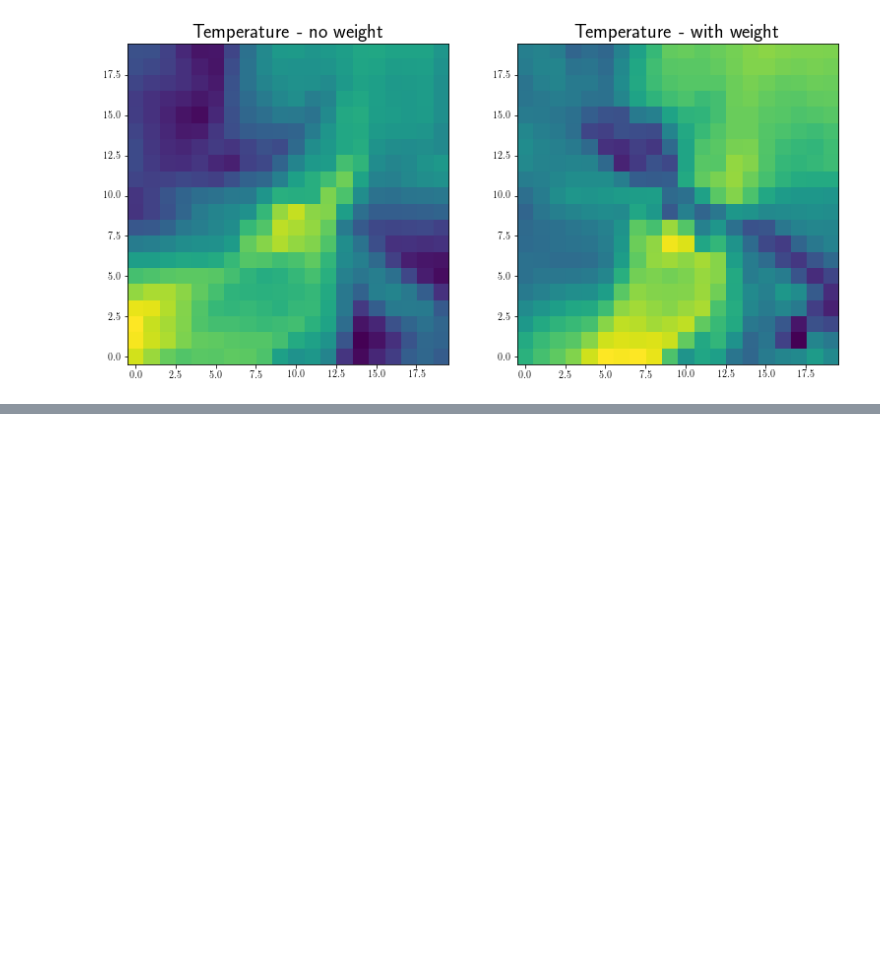
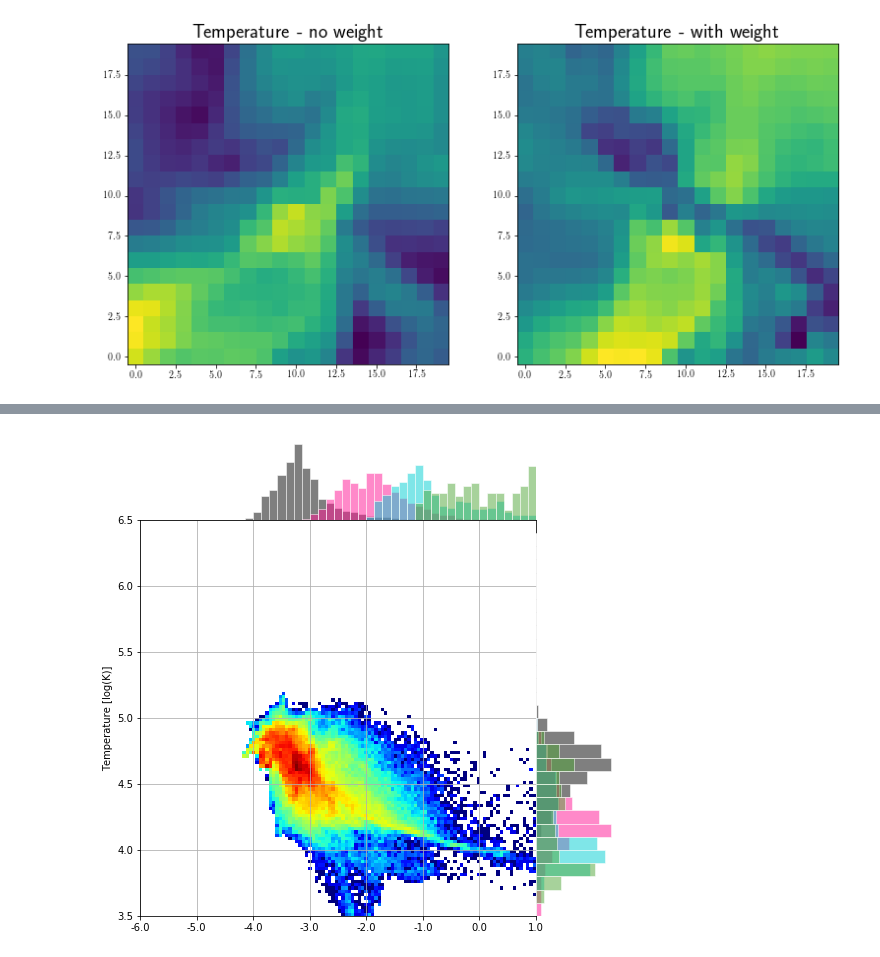
Before and after one commit to laurennc/BmoreCGM, a Jupyter notebook: Formatting Emission Plots.ipynb, the cells around one changed output, grey strips where cells are left out. Saved outputs shown, nothing was run; the diff lists cells and outputs as text; code cells hidden in the pictures; blank space fills up the shorter version.

Commit message:
playing around with gridspec to get histograms right for the phase plots

```diff
--- a/Formatting Emission Plots.ipynb
+++ b/Formatting Emission Plots.ipynb
@@ -404,0 +412,4 @@ plt.show()
+# %%
+index,RD,resolution,line = 'x','RD0016','forcedres','CIII_977'
+base = '_nref11n_nref10f_refine200kpc_z4to2_'
+redshift = 3.
@@ -404,0 +440,68 @@ plt.show()
+# %%
+fig = plt.figure(1, figsize=(9,8))
+
+gs = gridspec.GridSpec(3,3, height_ratios=[0.2,1,0.05], width_ratios=[1,0.2,0.2])
+gs.update(left=0.075, right=0.93, bottom=0.09, top=0.95, wspace=0.00, hspace=0.00)
+
+# --------------------------------------------------------
+ax1 = plt.subplot(gs[1,0]) # place it where it should be.
+# --------------------------------------------------------
+
+plt1 = ax1.imshow(np.log10(hist.T),extent=[-6,1,3.5,6.5],
+                  interpolation='nearest',origin='lower',cmap='jet')
+
+ax1.grid(True)
+ax1.set_xlim([-6,1])
+ax1.set_ylim([3.5,6.5])
+ax1.set_xlabel(r' ') # Force this empty !
+ax1.set_xticks(np.linspace(-6,1,8)) # Force this to what I want - for consistency with histogram below !
+ax1.set_xticklabels(np.linspace(-6,1,8)) # Force this empty !
+ax1.set_ylabel(r'Temperature [log(K)]')
+x0,x1 = ax1.get_xlim()
+y0,y1 = ax1.get_ylim()
+ax1.set_aspect((x1-x0)/(y1-y0))
+
+
+# --------------------------------------------------------
+#cbax = plt.subplot(gs[2,0]) # Place it where it should be.
+# --------------------------------------------------------
+#cb = Colorbar(ax = cbax, mappable = plt1, orientation = 'horizontal', ticklocation = 'bottom')
+#cb.set_label(r'Colorbar !', labelpad=5)
+#cbax.subplots_adjust(top=0.9)
+
+# --------------------------------------------------------
+ax1v = plt.subplot(gs[1,1])
+# --------------------------------------------------------
+
+bins = np.arange(3.5,6.5,0.1)
+ax1v.hist(temp[idN],bins=bins, orientation='horizontal', color='k', edgecolor='w',alpha=0.5,normed=True)
+ax1v.hist(temp[idP],bins=bins, orientation='horizontal', color='DeepPink', edgecolor='w',alpha=0.5,normed=True)
+ax1v.hist(temp[idB],bins=bins, orientation='horizontal', color='DarkTurquoise', edgecolor='w',alpha=0.5,normed=True)
+ax1v.hist(temp[idG],bins=bins, orientation='horizontal', color='#50A638', edgecolor='w',alpha=0.5,normed=True)
+
+
+ax1v.set_yticks(np.linspace(3.5,6.5,7))
+ax1v.set_xticklabels([])
+ax1v.set_yticklabels([])
+ax1v.set_ylim([3.5,6.5])
+ax1v.set_axis_off()
+
+
+# --------------------------------------------------------
+ax1h = plt.subplot(gs[0,0])
+# --------------------------------------------------------
+
+bins = np.linspace(-6,1,50)
+#ax1h.hist(hden, bins=bins, orientation='vertical', color='k', edgecolor='w',alpha=0.5,normed=True)
+ax1h.hist(hden[idN],bins=bins, orientation='vertical', color='k', edgecolor='w',alpha=0.5,normed=True)
+ax1h.hist(hden[idP],bins=bins, orientation='vertical', color='DeepPink', edgecolor='w',alpha=0.5,normed=True)
+ax1h.hist(hden[idB],bins=bins, orientation='vertical', color='DarkTurquoise', edgecolor='w',alpha=0.5,normed=True)
+ax1h.hist(hden[idG],bins=bins, orientation='vertical', color='#50A638', edgecolor='w',alpha=0.5,normed=True)
+ax1h.set_xticks([]) # Ensures we have the same ticks as the scatter plot !
+ax1h.set_yticklabels([])
+ax1h.set_xlim([-6,1])
+ax1h.set_axis_off()
+
+plt.show()
+# %% [output]
+[figure, added]
```
Also changed, not shown: parts of 6 cells of this notebook.
